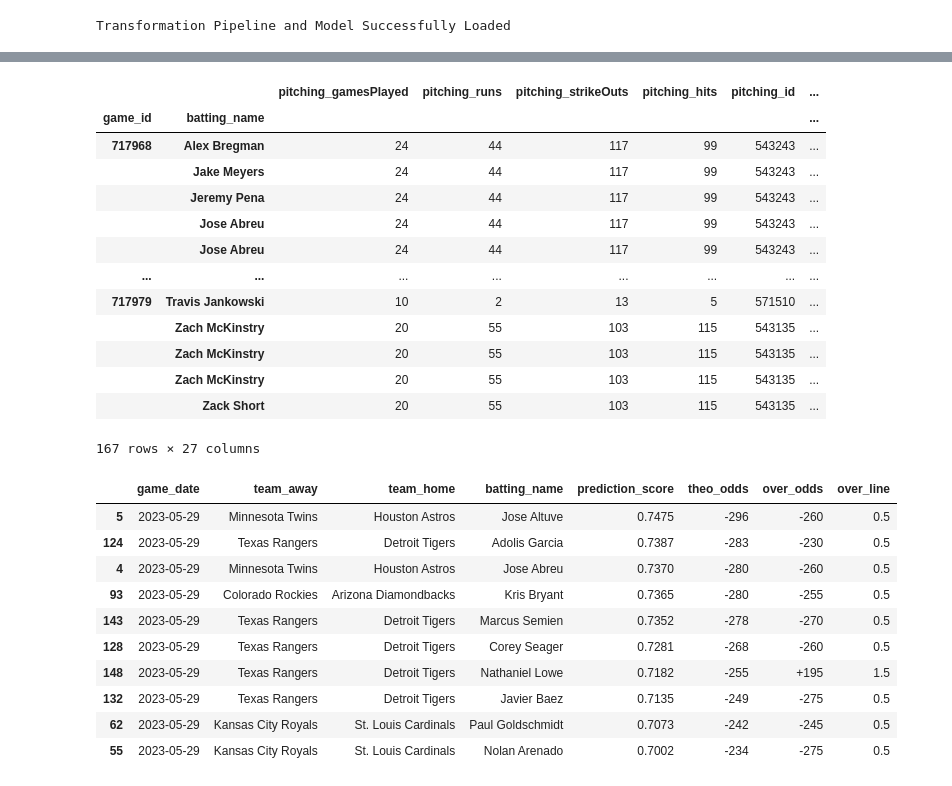
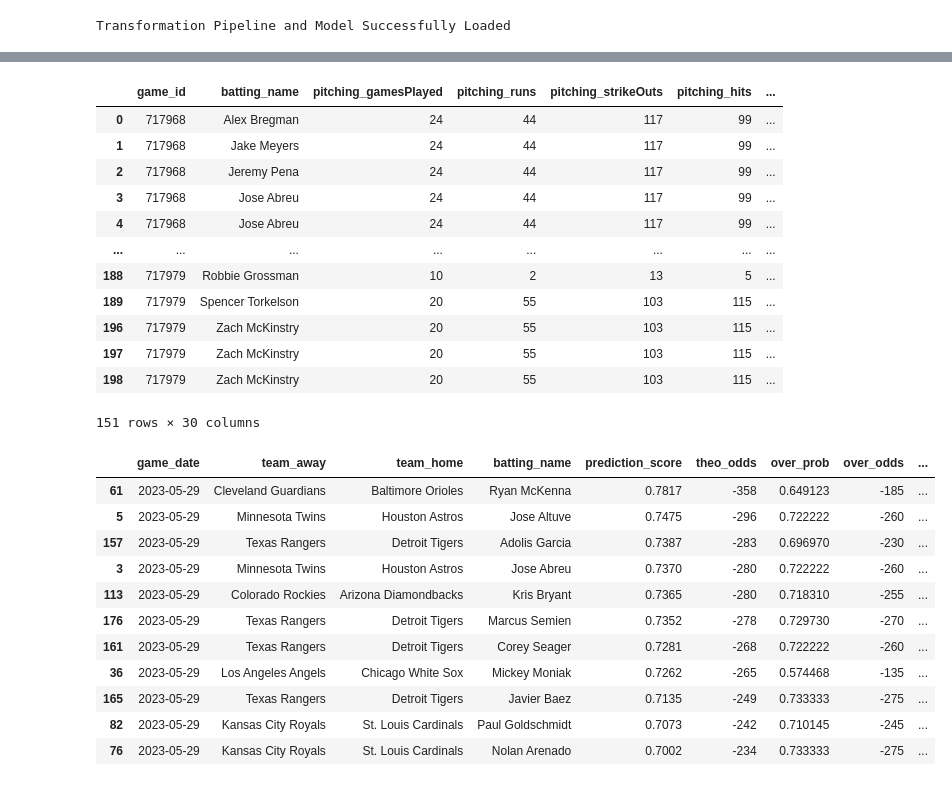
Before and after one commit to sculd/mlb-props, a Jupyter notebook: sandbox_live_bet.ipynb, the cells around one changed output, grey strips where cells are left out. Cells and saved outputs as stored; diff of their text form; code cells hidden in the pictures.

Commit message:
advantageous_score_threshold

```diff
--- a/sandbox_live_bet.ipynb
+++ b/sandbox_live_bet.ipynb
@@ -27,6 +32,8 @@ date_today, date_yesterday
 # %%
 df_live_game_matchup = pd.read_pickle(f'collect_data/df_live_game_matchup_{date_today}.pkl')
 df_odds_hits = pd.read_pickle(f"odds_data/df_odds_hits_{date_today}.pkl")
+# %%
+df_odds_hits["over_prob"] = df_odds_hits["over_odds"].apply(model.common.odds_to_probability)
 # %%
 df_live_game_matchup[model.common.features + ['game_id']].set_index(['game_id', 'batting_name']).join(df_odds_hits.rename(columns={'player_name': 'batting_name'}).set_index(['game_id', 'batting_name']), lsuffix='', rsuffix='_odds')
 # %% [output]
@@ -74,35 +81,35 @@ live_prediction[live_bet_columns]
 # %%
-df_live_prediction_odds = live_prediction[live_bet_columns + ['game_id']].set_index(['game_id', 'batting_name']).join(df_odds_hits.rename(columns={'player_name': 'batting_name'}).set_index(['game_id', 'batting_name']), lsuffix='', rsuffix='_odds')
+df_live_prediction_odds = live_prediction[live_bet_columns + ['game_id']].set_index(['game_id', 'batting_name']).join(df_odds_hits.rename(columns={'player_name': 'batting_name'}).set_index(['game_id', 'batting_name']), lsuffix='', rsuffix='_odds').reset_index()
+df_live_prediction_odds = df_live_prediction_odds[df_live_prediction_odds.over_line < 1.0]
 df_live_prediction_odds
 # %% [output]
-|  |  | pitching_gamesPlayed | pitching_runs | pitching_strikeOuts | pitching_hits | pitching_id | ... |
-| game_id | batting_name |  |  |  |  |  | ... |
-| 717968 | Alex Bregman | 24 | 44 | 117 | 99 | 543243 | ... |
-|  | Jake Meyers | 24 | 44 | 117 | 99 | 543243 | ... |
-|  | Jeremy Pena | 24 | 44 | 117 | 99 | 543243 | ... |
-|  | Jose Abreu | 24 | 44 | 117 | 99 | 543243 | ... |
-|  | Jose Abreu | 24 | 44 | 117 | 99 | 543243 | ... |
+|  | game_id | batting_name | pitching_gamesPlayed | pitching_runs | pitching_strikeOuts | pitching_hits | ... |
+| 0 | 717968 | Alex Bregman | 24 | 44 | 117 | 99 | ... |
+| 1 | 717968 | Jake Meyers | 24 | 44 | 117 | 99 | ... |
+| 2 | 717968 | Jeremy Pena | 24 | 44 | 117 | 99 | ... |
+| 3 | 717968 | Jose Abreu | 24 | 44 | 117 | 99 | ... |
+| 4 | 717968 | Jose Abreu | 24 | 44 | 117 | 99 | ... |
 | ... | ... | ... | ... | ... | ... | ... | ... |
-| 717979 | Travis Jankowski | 10 | 2 | 13 | 5 | 571510 | ... |
-|  | Zach McKinstry | 20 | 55 | 103 | 115 | 543135 | ... |
-|  | Zach McKinstry | 20 | 55 | 103 | 115 | 543135 | ... |
-|  | Zach McKinstry | 20 | 55 | 103 | 115 | 543135 | ... |
-|  | Zack Short | 20 | 55 | 103 | 115 | 543135 | ... |
+| 188 | 717979 | Robbie Grossman | 10 | 2 | 13 | 5 | ... |
+| 189 | 717979 | Spencer Torkelson | 20 | 55 | 103 | 115 | ... |
+| 196 | 717979 | Zach McKinstry | 20 | 55 | 103 | 115 | ... |
+| 197 | 717979 | Zach McKinstry | 20 | 55 | 103 | 115 | ... |
+| 198 | 717979 | Zach McKinstry | 20 | 55 | 103 | 115 | ... |
-167 rows × 27 columns
+151 rows × 30 columns
 # %%
 score_threshold = 0.70
-df_live_prediction_odds_ = df_live_prediction_odds.reset_index()
-confident_df_live_prediction_odds = df_live_prediction_odds_[(df_live_prediction_odds_["prediction_score"] >= score_threshold) & (df_live_prediction_odds_["prediction_label"] == 1)].sort_values(by = "prediction_score", ascending = False).drop_duplicates("batting_name")
-confident_df_live_prediction_odds[['game_date', 'team_away', 'team_home', 'batting_name', "prediction_score", "theo_odds", 'over_odds', 'over_line']]
+df_live_confident_prediction_odds = df_live_prediction_odds[(df_live_prediction_odds["prediction_score"] >= score_threshold)].sort_values(by = "prediction_score", ascending = False).drop_duplicates("batting_name")
+df_live_confident_prediction_odds[['game_date', 'team_away', 'team_home', 'batting_name', "prediction_score", "theo_odds", 'over_prob', 'over_odds', 'over_line']]
 # %% [output]
-|  | game_date | team_away | team_home | batting_name | prediction_score | theo_odds | over_odds | over_line |
-| 5 | 2023-05-29 | Minnesota Twins | Houston Astros | Jose Altuve | 0.7475 | -296 | -260 | 0.5 |
-| 124 | 2023-05-29 | Texas Rangers | Detroit Tigers | Adolis Garcia | 0.7387 | -283 | -230 | 0.5 |
-| 4 | 2023-05-29 | Minnesota Twins | Houston Astros | Jose Abreu | 0.7370 | -280 | -260 | 0.5 |
-| 93 | 2023-05-29 | Colorado Rockies | Arizona Diamondbacks | Kris Bryant | 0.7365 | -280 | -255 | 0.5 |
-| 143 | 2023-05-29 | Texas Rangers | Detroit Tigers | Marcus Semien | 0.7352 | -278 | -270 | 0.5 |
-| 128 | 2023-05-29 | Texas Rangers | Detroit Tigers | Corey Seager | 0.7281 | -268 | -260 | 0.5 |
-| 148 | 2023-05-29 | Texas Rangers | Detroit Tigers | Nathaniel Lowe | 0.7182 | -255 | +195 | 1.5 |
-| 132 | 2023-05-29 | Texas Rangers | Detroit Tigers | Javier Baez | 0.7135 | -249 | -275 | 0.5 |
-| 62 | 2023-05-29 | Kansas City Royals | St. Louis Cardinals | Paul Goldschmidt | 0.7073 | -242 | -245 | 0.5 |
-| 55 | 2023-05-29 | Kansas City Royals | St. Louis Cardinals | Nolan Arenado | 0.7002 | -234 | -275 | 0.5 |
+|  | game_date | team_away | team_home | batting_name | prediction_score | theo_odds | over_prob | over_odds | ... |
+| 61 | 2023-05-29 | Cleveland Guardians | Baltimore Orioles | Ryan McKenna | 0.7817 | -358 | 0.649123 | -185 | ... |
+| 5 | 2023-05-29 | Minnesota Twins | Houston Astros | Jose Altuve | 0.7475 | -296 | 0.722222 | -260 | ... |
+| 157 | 2023-05-29 | Texas Rangers | Detroit Tigers | Adolis Garcia | 0.7387 | -283 | 0.696970 | -230 | ... |
+| 3 | 2023-05-29 | Minnesota Twins | Houston Astros | Jose Abreu | 0.7370 | -280 | 0.722222 | -260 | ... |
+| 113 | 2023-05-29 | Colorado Rockies | Arizona Diamondbacks | Kris Bryant | 0.7365 | -280 | 0.718310 | -255 | ... |
+| 176 | 2023-05-29 | Texas Rangers | Detroit Tigers | Marcus Semien | 0.7352 | -278 | 0.729730 | -270 | ... |
+| 161 | 2023-05-29 | Texas Rangers | Detroit Tigers | Corey Seager | 0.7281 | -268 | 0.722222 | -260 | ... |
+| 36 | 2023-05-29 | Los Angeles Angels | Chicago White Sox | Mickey Moniak | 0.7262 | -265 | 0.574468 | -135 | ... |
+| 165 | 2023-05-29 | Texas Rangers | Detroit Tigers | Javier Baez | 0.7135 | -249 | 0.733333 | -275 | ... |
+| 82 | 2023-05-29 | Kansas City Royals | St. Louis Cardinals | Paul Goldschmidt | 0.7073 | -242 | 0.710145 | -245 | ... |
+| 76 | 2023-05-29 | Kansas City Royals | St. Louis Cardinals | Nolan Arenado | 0.7002 | -234 | 0.733333 | -275 | ... |
```
Also changed, not shown: parts of 5 cells of this notebook, 1 other file.
